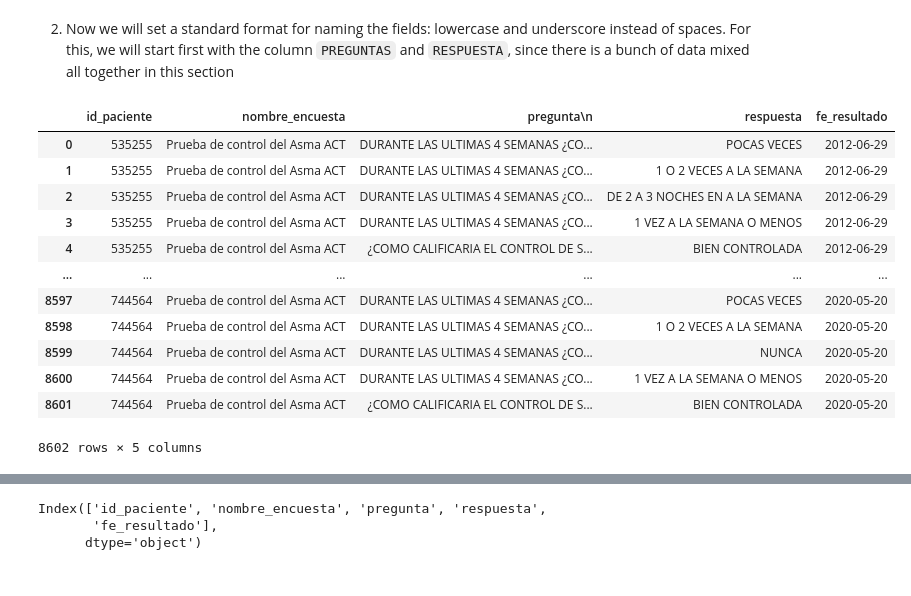
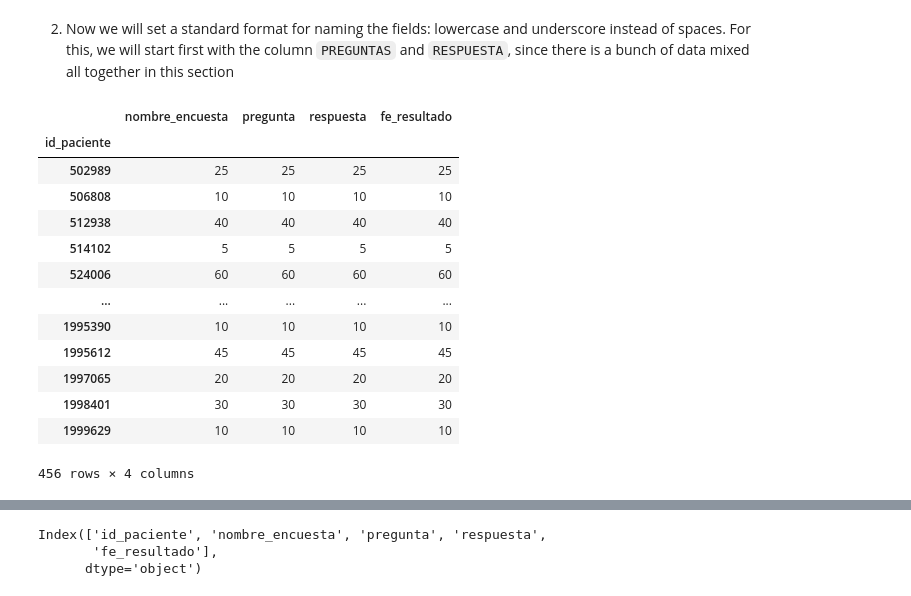
Before and after one commit to DS4A-T22/exploratory_data_analysis, a Jupyter notebook: EDA - Act_disaggregated.ipynb, the cells around one changed output, grey strips where cells are left out. Cells and saved outputs as stored; diff of their text form; code cells hidden in the pictures.

```diff
--- a/EDA - Act_disaggregated.ipynb
+++ b/EDA - Act_disaggregated.ipynb
@@ -90,25 +90,26 @@ memory usage: 336.1+ KB
 # %%
 df_cp.columns = [col.lower() for col in  df_cp.columns]
 df_cp.rename(columns={
     'numero identificacion':'id_paciente',
     'nombre encuesta\n':'nombre_encuesta',
     'respuesta' : 'respuesta',
     'fe_resultado': 'fe_resultado'
 }, inplace = True)
-df_cp
+df_cp.groupby('id_paciente').count()
 # %% [output]
-|  | id_paciente | nombre_encuesta | pregunta\n | respuesta | fe_resultado |
-| 0 | 535255 | Prueba de control del Asma ACT | DURANTE LAS ULTIMAS 4 SEMANAS ¿CO... | POCAS VECES | 2012-06-29 |
-| 1 | 535255 | Prueba de control del Asma ACT | DURANTE LAS ULTIMAS 4 SEMANAS ¿CO... | 1 O 2 VECES A LA SEMANA | 2012-06-29 |
-| 2 | 535255 | Prueba de control del Asma ACT | DURANTE LAS ULTIMAS 4 SEMANAS ¿CO... | DE 2 A 3 NOCHES EN A LA SEMANA | 2012-06-29 |
-| 3 | 535255 | Prueba de control del Asma ACT | DURANTE LAS ULTIMAS 4 SEMANAS ¿CO... | 1 VEZ A LA SEMANA O MENOS | 2012-06-29 |
-| 4 | 535255 | Prueba de control del Asma ACT | ¿COMO CALIFICARIA EL CONTROL DE S... | BIEN CONTROLADA | 2012-06-29 |
-| ... | ... | ... | ... | ... | ... |
-| 8597 | 744564 | Prueba de control del Asma ACT | DURANTE LAS ULTIMAS 4 SEMANAS ¿CO... | POCAS VECES | 2020-05-20 |
-| 8598 | 744564 | Prueba de control del Asma ACT | DURANTE LAS ULTIMAS 4 SEMANAS ¿CO... | 1 O 2 VECES A LA SEMANA | 2020-05-20 |
-| 8599 | 744564 | Prueba de control del Asma ACT | DURANTE LAS ULTIMAS 4 SEMANAS ¿CO... | NUNCA | 2020-05-20 |
-| 8600 | 744564 | Prueba de control del Asma ACT | DURANTE LAS ULTIMAS 4 SEMANAS ¿CO... | 1 VEZ A LA SEMANA O MENOS | 2020-05-20 |
-| 8601 | 744564 | Prueba de control del Asma ACT | ¿COMO CALIFICARIA EL CONTROL DE S... | BIEN CONTROLADA | 2020-05-20 |
+|  | nombre_encuesta | pregunta | respuesta | fe_resultado |
+| id_paciente |  |  |  |  |
+| 502989 | 25 | 25 | 25 | 25 |
+| 506808 | 10 | 10 | 10 | 10 |
+| 512938 | 40 | 40 | 40 | 40 |
+| 514102 | 5 | 5 | 5 | 5 |
+| 524006 | 60 | 60 | 60 | 60 |
+| ... | ... | ... | ... | ... |
+| 1995390 | 10 | 10 | 10 | 10 |
+| 1995612 | 45 | 45 | 45 | 45 |
+| 1997065 | 20 | 20 | 20 | 20 |
+| 1998401 | 30 | 30 | 30 | 30 |
+| 1999629 | 10 | 10 | 10 | 10 |
-8602 rows × 5 columns
+456 rows × 4 columns
 # %%
 df_cp.columns
```
Also changed, not shown: parts of 9 cells of this notebook, 3 other files.
